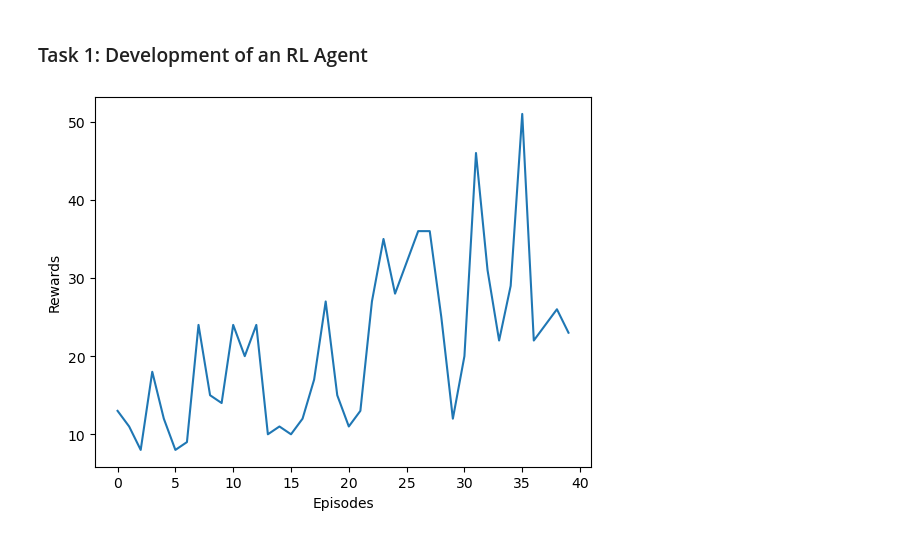
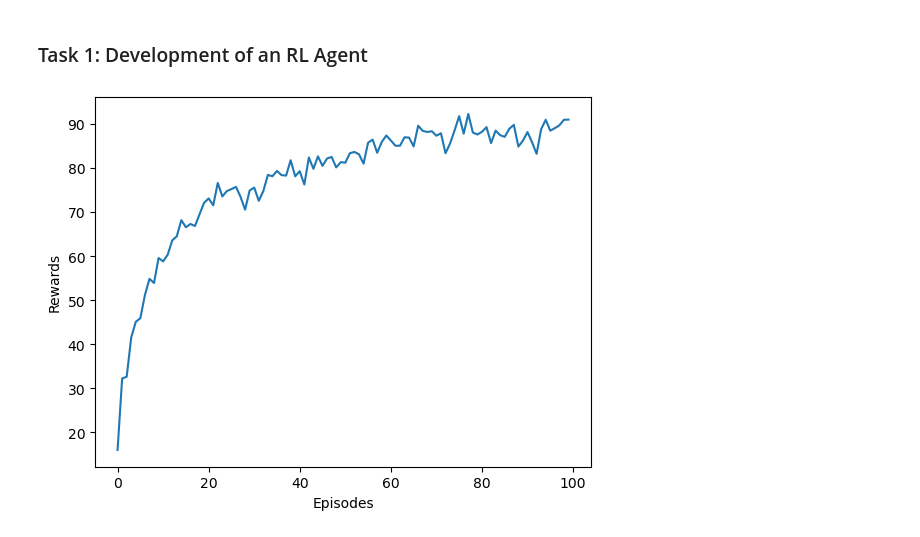
Before and after one commit to dinitrophenol/SC3000, a Jupyter notebook: cartpole.ipynb, the cells around one changed output. Saved outputs shown, nothing was run; the diff lists cells and outputs as text; code cells hidden in the pictures.

Commit message:
modified mc_agent

```diff
--- a/cartpole.ipynb
+++ b/cartpole.ipynb
@@ -107,11 +116,14 @@ class Monte_Carlo():
 # %%
 Monte_Carlo_Agent = Monte_Carlo(env)
 fig, ax = plt.subplots()
-reward_list = Monte_Carlo_Agent.train(40)
+reward = []
+for i in range(100):
+    reward_list = Monte_Carlo_Agent.train(100)
+    reward.append(np.mean(reward_list))
 
-plt.plot(reward_list)
+plt.plot(reward)
 ax.set_ylabel('Rewards')
 ax.set_xlabel('Episodes')
 plt.show()
 # %% [output]
-[figure, old version]
+[figure, new version]
```
Also changed, not shown: parts of 1 cell of this notebook.
